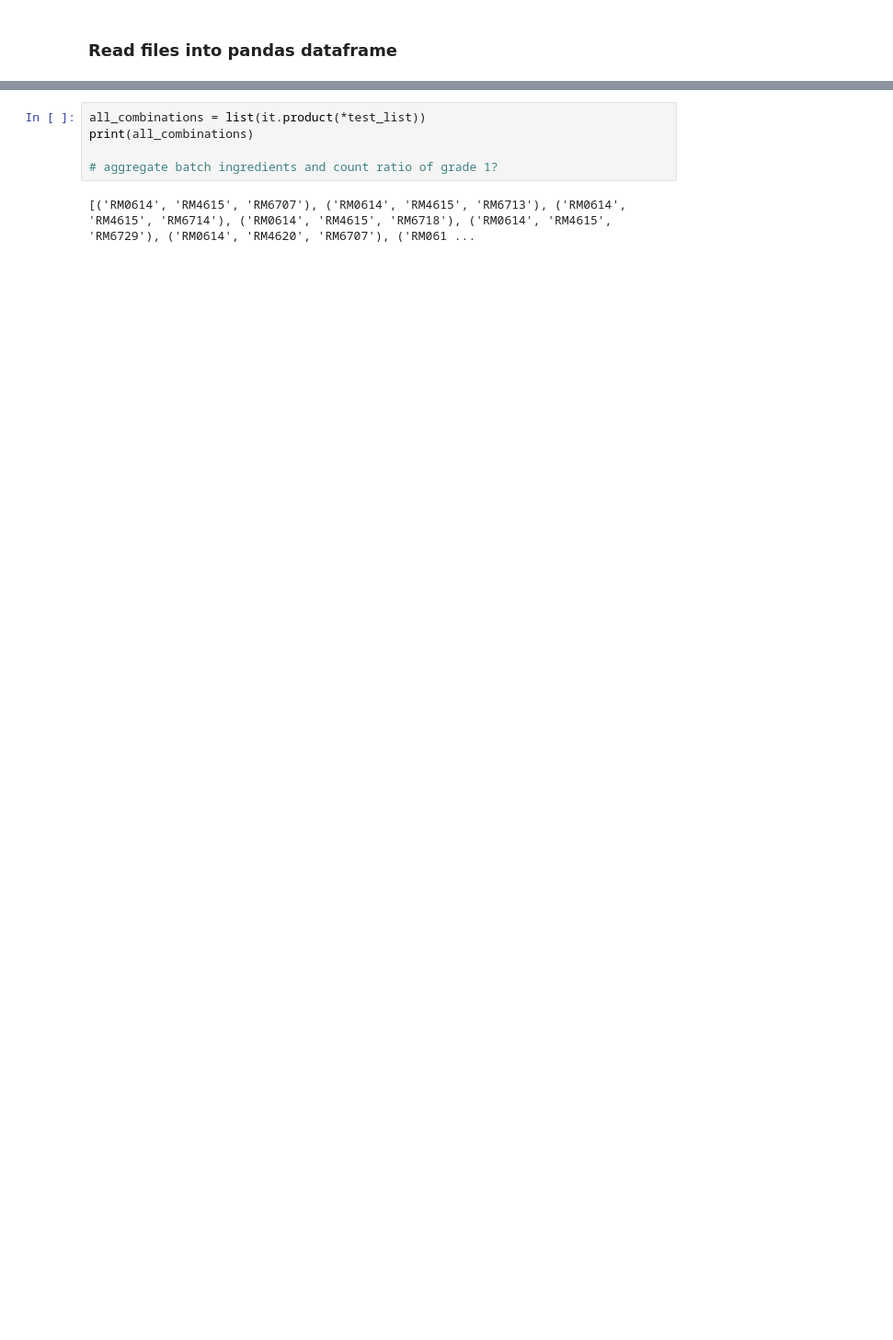
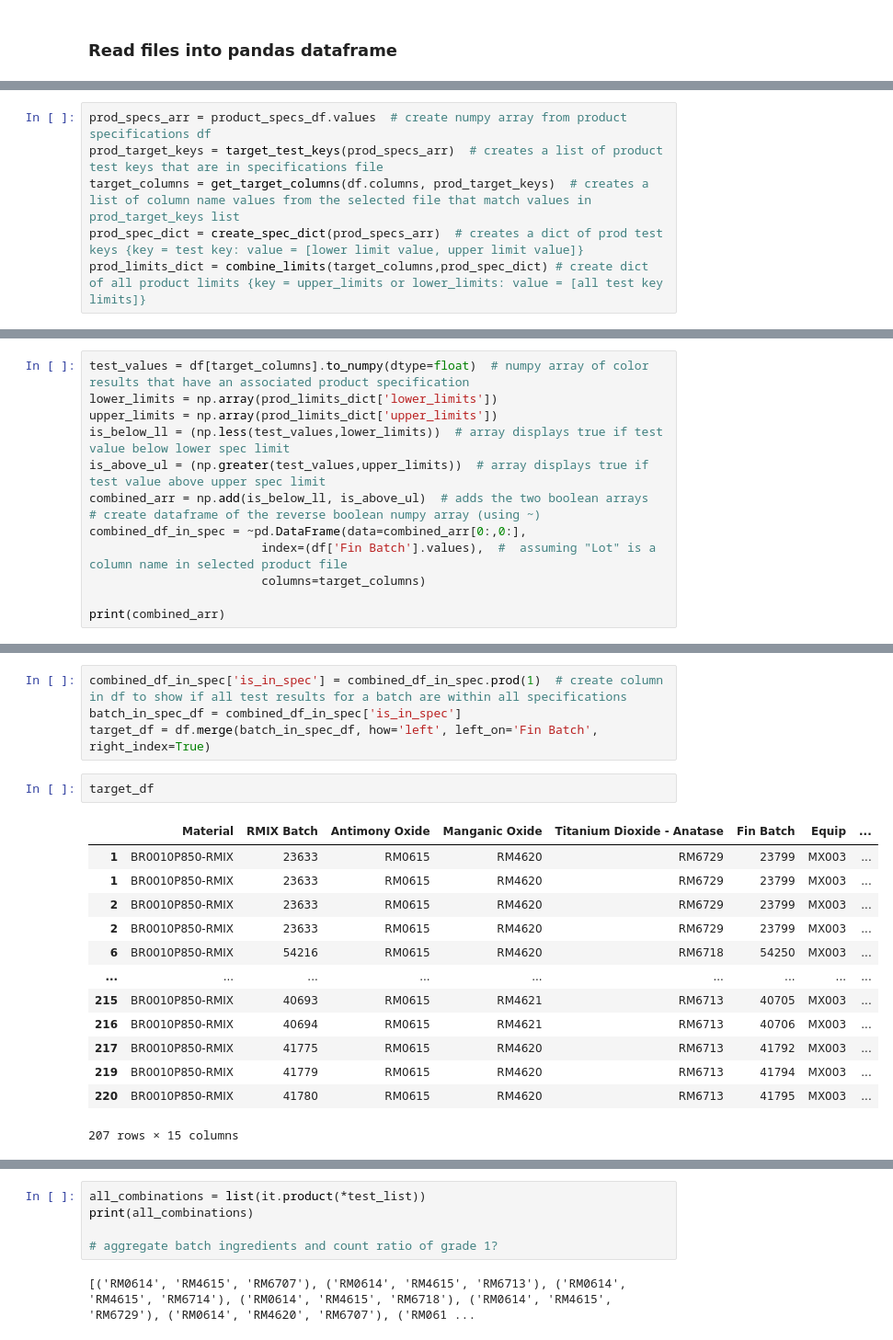
Before and after one commit to ryan-menning/rm-evaluation, a Jupyter notebook: scratch_pad.ipynb, the cells around one changed output, grey strips where cells are left out. Shown at 92% size. Saved outputs shown, nothing was run; the diff lists cells and outputs as text; blank space fills up the shorter version.

```diff
--- a/scratch_pad.ipynb
+++ b/scratch_pad.ipynb
@@ -17,0 +252,6 @@ formula_ingred_df = pd.read_excel('data/formulas.xlsx')
+# %%
+prod_specs_arr = product_specs_df.values  # create numpy array from product specifications df
+prod_target_keys = target_test_keys(prod_specs_arr)  # creates a list of product test keys that are in specifications file
+target_columns = get_target_columns(df.columns, prod_target_keys)  # creates a list of column name values from the selected file that match values in prod_target_keys list
+prod_spec_dict = create_spec_dict(prod_specs_arr)  # creates a dict of prod test keys {key = test key: value = [lower limit value, upper limit value]}
+prod_limits_dict = combine_limits(target_columns,prod_spec_dict) # create dict of all product limits {key = upper_limits or lower_limits: value = [all test key limits]}
@@ -17,0 +260,13 @@ formula_ingred_df = pd.read_excel('data/formulas.xlsx')
+# %%
+test_values = df[target_columns].to_numpy(dtype=float)  # numpy array of color results that have an associated product specification
+lower_limits = np.array(prod_limits_dict['lower_limits'])
+upper_limits = np.array(prod_limits_dict['upper_limits'])
+is_below_ll = (np.less(test_values,lower_limits))  # array displays true if test value below lower spec limit
+is_above_ul = (np.greater(test_values,upper_limits))  # array displays true if test value above upper spec limit
+combined_arr = np.add(is_below_ll, is_above_ul)  # adds the two boolean arrays
+# create dataframe of the reverse boolean numpy array (using ~)
+combined_df_in_spec = ~pd.DataFrame(data=combined_arr[0:,0:],
+                        index=(df['Fin Batch'].values),  #  assuming "Lot" is a column name in selected product file
+                        columns=target_columns)
+
+print(combined_arr)
@@ -17,0 +281,20 @@ formula_ingred_df = pd.read_excel('data/formulas.xlsx')
+# %%
+combined_df_in_spec['is_in_spec'] = combined_df_in_spec.prod(1)  # create column in df to show if all test results for a batch are within all specifications
+batch_in_spec_df = combined_df_in_spec['is_in_spec']
+target_df = df.merge(batch_in_spec_df, how='left', left_on='Fin Batch', right_index=True)
+# %%
+target_df
+# %% [output]
+|  | Material | RMIX Batch | Antimony Oxide | Manganic Oxide | Titanium Dioxide - Anatase | Fin Batch | Equip | ... |
+| 1 | BR0010P850-RMIX | 23633 | RM0615 | RM4620 | RM6729 | 23799 | MX003 | ... |
+| 1 | BR0010P850-RMIX | 23633 | RM0615 | RM4620 | RM6729 | 23799 | MX003 | ... |
+| 2 | BR0010P850-RMIX | 23633 | RM0615 | RM4620 | RM6729 | 23799 | MX003 | ... |
+| 2 | BR0010P850-RMIX | 23633 | RM0615 | RM4620 | RM6729 | 23799 | MX003 | ... |
+| 6 | BR0010P850-RMIX | 54216 | RM0615 | RM4620 | RM6718 | 54250 | MX003 | ... |
+| ... | ... | ... | ... | ... | ... | ... | ... | ... |
+| 215 | BR0010P850-RMIX | 40693 | RM0615 | RM4621 | RM6713 | 40705 | MX003 | ... |
+| 216 | BR0010P850-RMIX | 40694 | RM0615 | RM4621 | RM6713 | 40706 | MX003 | ... |
+| 217 | BR0010P850-RMIX | 41775 | RM0615 | RM4620 | RM6713 | 41792 | MX003 | ... |
+| 219 | BR0010P850-RMIX | 41779 | RM0615 | RM4620 | RM6713 | 41794 | MX003 | ... |
+| 220 | BR0010P850-RMIX | 41780 | RM0615 | RM4620 | RM6713 | 41795 | MX003 | ... |
+207 rows × 15 columns
```
Also changed, not shown: parts of 39 cells of this notebook, 4 other files.
